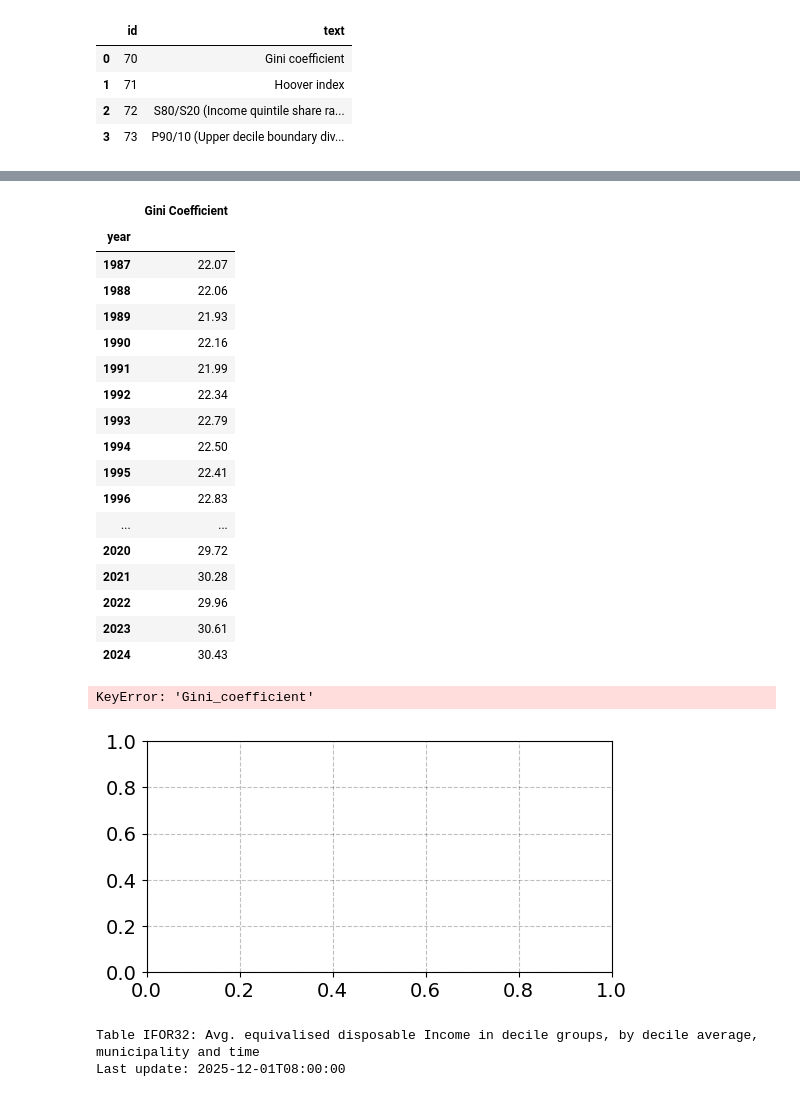
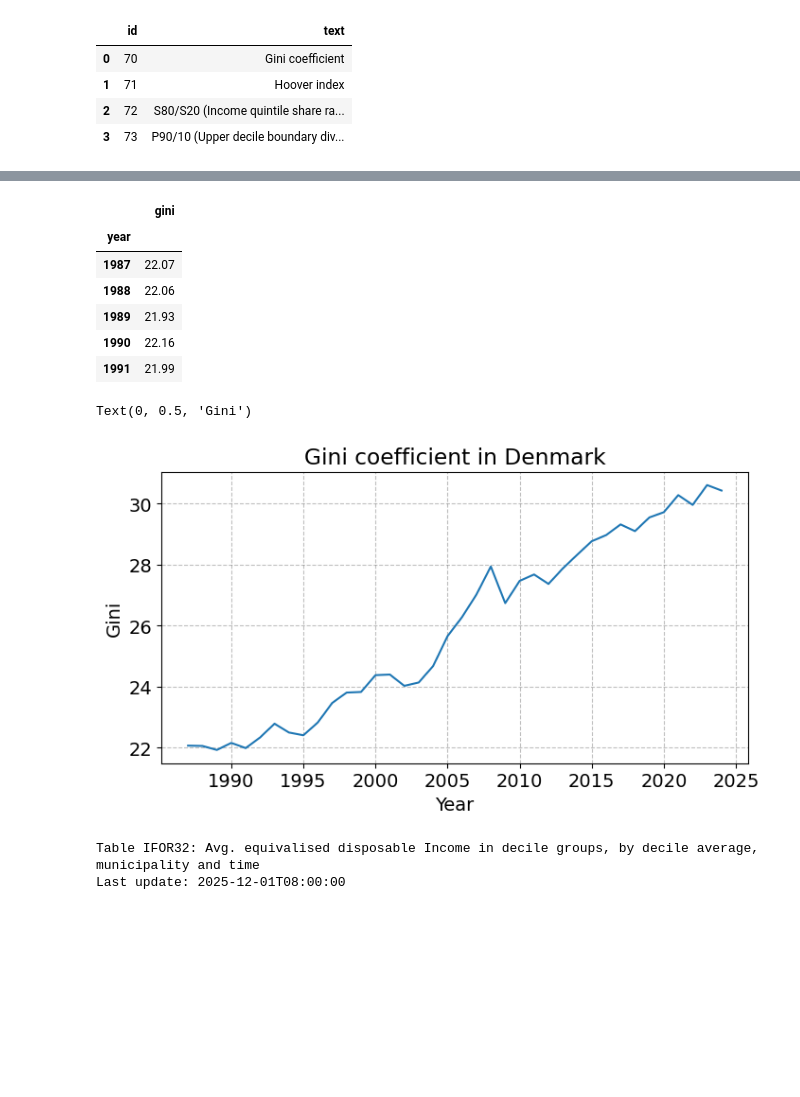
Before and after one commit to mnielsenkaplan-byte/ProgEcon4, a Jupyter notebook: Data Project.ipynb, the cells around one changed output, grey strips where cells are left out. Drawn from its saved outputs; the diff is of its cells as text; code cells hidden in the pictures; blank space fills up the shorter version.

```diff
--- a/Data Project.ipynb
+++ b/Data Project.ipynb
@@ -55,24 +55,19 @@ IFOR41.variable_levels('ULLIG',language='en') ##might not be necessary
 | 2 | 72 | S80/S20 (Income quintile share ra... |
 | 3 | 73 | P90/10 (Upper decile boundary div... |
 # %%
-# a. set download parameters
 params = {
     'table': 'IFOR41',
-    'format': 'BULK', # semicolon separated file
+    'format': 'BULK',
     'lang': 'en',
     'variables': [
         {'code': 'ULLIG', 'values': ['70']},
         {'code': 'KOMMUNEDK', 'values': ['000']},
-        {'code': 'Tid', 'values': ['*']}, # '*' is everything
+        {'code': 'Tid', 'values': ['*']},
         ]
     }
 
-# b. download
-Gini = IFOR41.get_data(params=params)
-
-# c. display
-display(Gini.head(5)) ##maybe just display(Gini) but it might be long
-display(Gini.info())
+ginidk = IFOR41.get_data(params=params)
+ginidk.head(5)
 # %% [output]
 |  | ULLIG | KOMMUNEDK | TID | INDHOLD |
 | 0 | Gini coefficient | All Denmark | 2016 | 28.97 |
@@ -95,41 +78,27 @@ None
 # %%
-Gini = Gini.drop(columns=['KOMMUNEDK','ULLIG'])
-Gini = Gini.rename(columns={'INDHOLD': 'Gini Coefficient', 'TID': 'year'}) #Change the variable name
-Gini = Gini.set_index('year').sort_index() #Sort after year
+ginidk=ginidk.drop(columns=['ULLIG','KOMMUNEDK'])
+ginidk = ginidk.rename(columns={'INDHOLD':'gini', 'TID': 'year'})
+ginidk= ginidk.set_index('year').sort_index()
 
-display(Gini)
+ginidk.head(5)
 # %% [output]
-|  | Gini Coefficient |
+|  | gini |
 | year |  |
 | 1987 | 22.07 |
 | 1988 | 22.06 |
 | 1989 | 21.93 |
 | 1990 | 22.16 |
 | 1991 | 21.99 |
-| 1992 | 22.34 |
-| 1993 | 22.79 |
-| 1994 | 22.50 |
-| 1995 | 22.41 |
-| 1996 | 22.83 |
-| ... | ... |
-| 2020 | 29.72 |
-| 2021 | 30.28 |
-| 2022 | 29.96 |
-| 2023 | 30.61 |
-| 2024 | 30.43 |
 # %%
-fig = plt.figure(figsize=(6,3))
+fig = plt.figure(figsize=(8,4))
 ax = fig.add_subplot()
-ax.plot(Gini.index, Gini['Gini_coefficient'].astype(float))
-ax.set_title("Gini coefficient in Denmark 1987-2024")
+ax.plot(ginidk.index,ginidk['gini'].astype(float))
+ax.set_title('Gini coefficient in Denmark')
 ax.set_xlabel('Year')
-ax.set_ylabel('Gini coefficient')
-ax.set_ylim(20, 32)
-ax.set_yticks(np.arange(20, 33, 2))
-print(Gini)
+ax.set_ylabel('Gini')
 # %% [output]
-KeyError: 'Gini_coefficient'
+Text(0, 0.5, 'Gini')
-[figure, old version]
+[figure, new version]
 # %%
 IFOR32.tablesummary(language='en')
 # %% [output]
```
Also changed, not shown: parts of 4 cells of this notebook.
